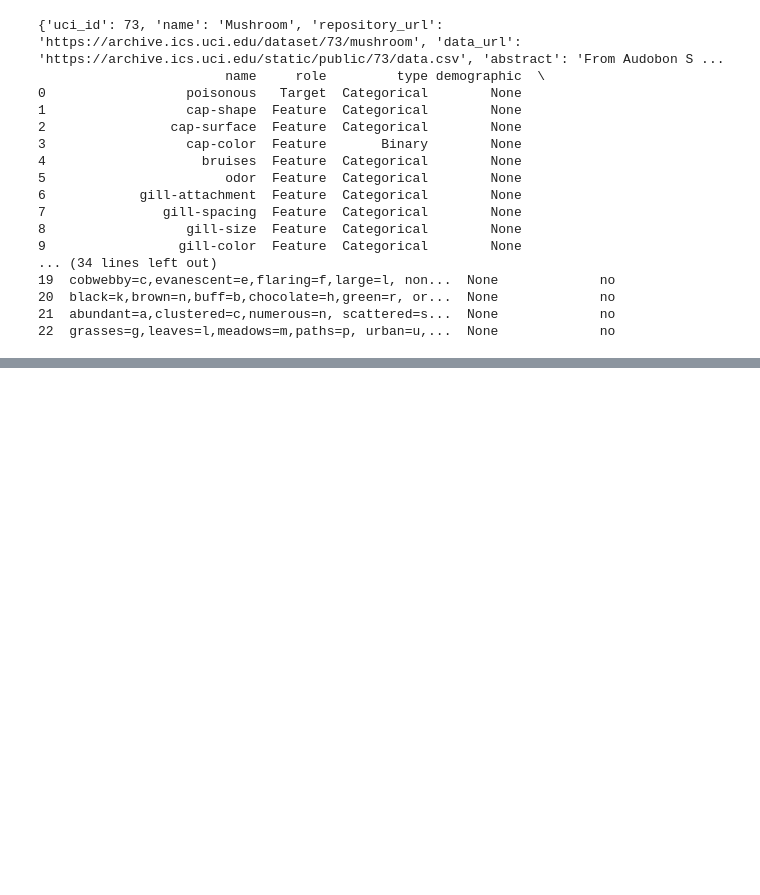
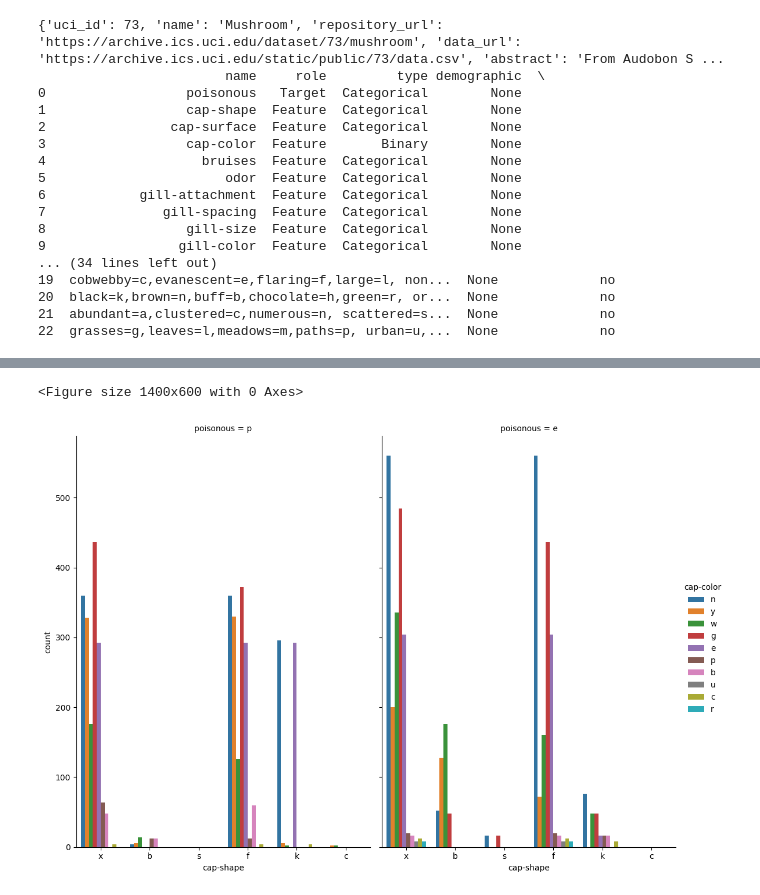
Before and after one commit to To1nay/Lab1, a Jupyter notebook: Welcome_To_Colab.ipynb, the cells around one changed output, grey strips where cells are left out. Saved outputs shown, nothing was run; the diff lists cells and outputs as text; code cells hidden in the pictures; blank space fills up the shorter version.

```diff
--- a/Welcome_To_Colab.ipynb
+++ b/Welcome_To_Colab.ipynb
@@ -234,0 +329,8 @@ print(mushroom.variables)
+# %%
+plt.figure(figsize = (14,6))
+g = sns.catplot(x="cap-shape", hue="cap-color", col="poisonous",
+             data=df, kind="count",
+             height=8, aspect=.7);
+# %% [output]
+<Figure size 1400x600 with 0 Axes>
+[figure, added]
```
Also changed, not shown: parts of 19 cells of this notebook.
